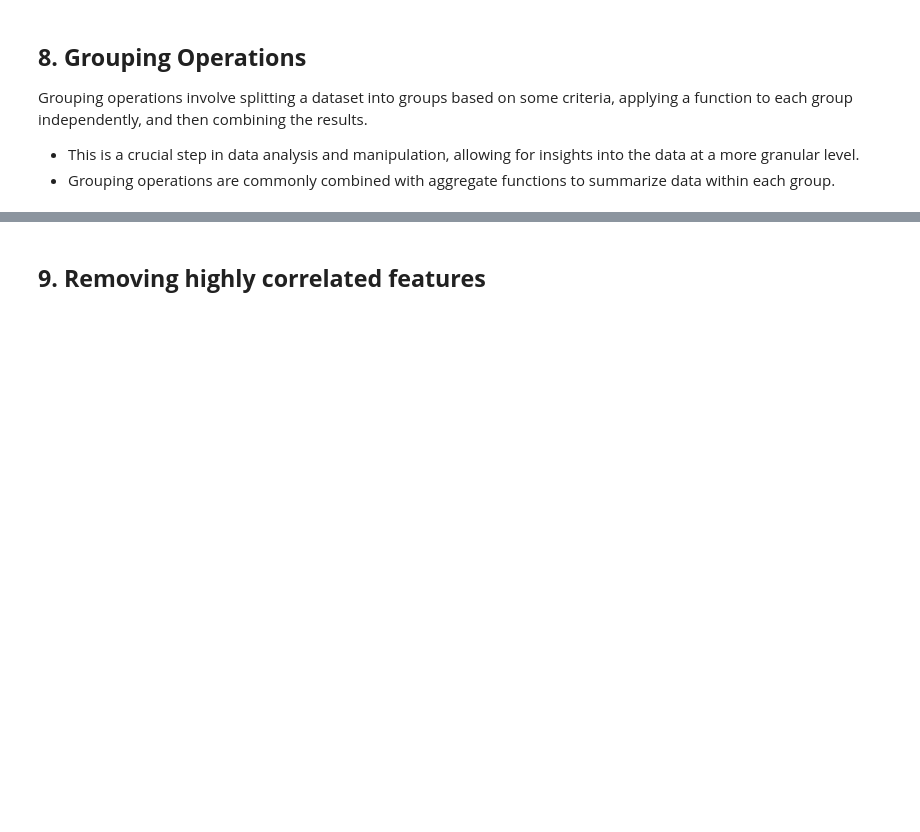
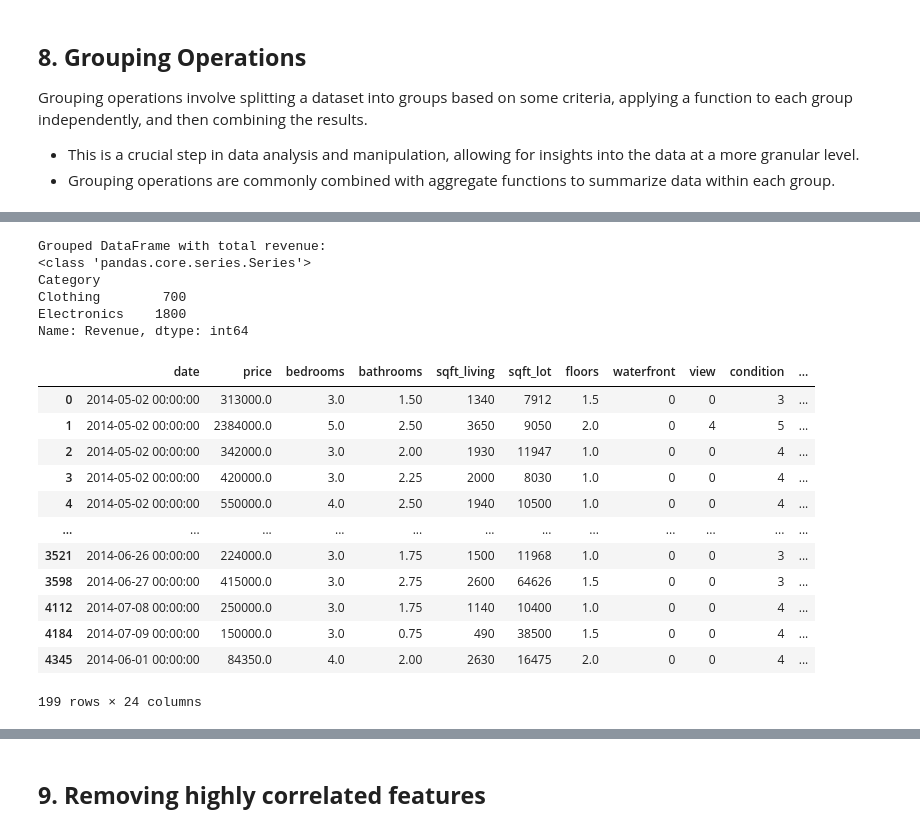
Before and after one commit to opendroid/learn-python, a Jupyter notebook: numpy/feature_engineering.ipynb, the cells around one changed output, grey strips where cells are left out. Drawn from its saved outputs; the diff is of its cells as text; code cells hidden in the pictures; blank space fills up the shorter version.

```diff
--- a/numpy/feature_engineering.ipynb
+++ b/numpy/feature_engineering.ipynb
@@ -295,0 +352,4 @@ df_encoded
+# %%
+# REad housing data
+df = pd.read_csv("../data/HousePrices.csv")
+df.head()
@@ -296,8 +363,8 @@ df_encoded
 # %%
 # Demonstrating one-hot encoding using csv file
 # One-Hot Encoding for the 'view' column
-df_encode = #CODE HERE
-
+df_encode = pd.get_dummies(df['view'], drop_first=True)
+df = pd.concat([df, df_encode], axis=1)
 # After one-hot encoding
 print("\nDataFrame after one-hot encoding:")
-df_encode.head()
+df.head()
@@ -417,12 +615,34 @@ df4
 # %%
 # Grouping by 'Category' and calculating total revenue for each category
-grouped_df = #CODE HERE
+revenues = grouped_df['Revenue'].sum()
 
 print("\nGrouped DataFrame with total revenue:")
-grouped_df
+print(type(revenues))
+print(revenues.head())
+# %% [output]
+Grouped DataFrame with total revenue:
+<class 'pandas.core.series.Series'>
+Category
+Clothing        700
+Electronics    1800
+Name: Revenue, dtype: int64
 # %%
 # Grouping by 'city' and calculating the average price
-df_grouped = #CODE HERE
-df_grouped.head()
+df_grouped_city = df.groupby('city')
+df_grouped_city.head()
+# %% [output]
+|  | date | price | bedrooms | bathrooms | sqft_living | sqft_lot | floors | waterfront | view | condition | ... |
+| 0 | 2014-05-02 00:00:00 | 313000.0 | 3.0 | 1.50 | 1340 | 7912 | 1.5 | 0 | 0 | 3 | ... |
+| 1 | 2014-05-02 00:00:00 | 2384000.0 | 5.0 | 2.50 | 3650 | 9050 | 2.0 | 0 | 4 | 5 | ... |
+| 2 | 2014-05-02 00:00:00 | 342000.0 | 3.0 | 2.00 | 1930 | 11947 | 1.0 | 0 | 0 | 4 | ... |
+| 3 | 2014-05-02 00:00:00 | 420000.0 | 3.0 | 2.25 | 2000 | 8030 | 1.0 | 0 | 0 | 4 | ... |
+| 4 | 2014-05-02 00:00:00 | 550000.0 | 4.0 | 2.50 | 1940 | 10500 | 1.0 | 0 | 0 | 4 | ... |
+| ... | ... | ... | ... | ... | ... | ... | ... | ... | ... | ... | ... |
+| 3521 | 2014-06-26 00:00:00 | 224000.0 | 3.0 | 1.75 | 1500 | 11968 | 1.0 | 0 | 0 | 3 | ... |
+| 3598 | 2014-06-27 00:00:00 | 415000.0 | 3.0 | 2.75 | 2600 | 64626 | 1.5 | 0 | 0 | 3 | ... |
+| 4112 | 2014-07-08 00:00:00 | 250000.0 | 3.0 | 1.75 | 1140 | 10400 | 1.0 | 0 | 0 | 4 | ... |
+| 4184 | 2014-07-09 00:00:00 | 150000.0 | 3.0 | 0.75 | 490 | 38500 | 1.5 | 0 | 0 | 4 | ... |
+| 4345 | 2014-06-01 00:00:00 | 84350.0 | 4.0 | 2.00 | 2630 | 16475 | 2.0 | 0 | 0 | 4 | ... |
+199 rows × 24 columns
 # %%
 # Grouping by 'city' and calculating the average price
```
Also changed, not shown: parts of 38 cells of this notebook, 2 other files.
